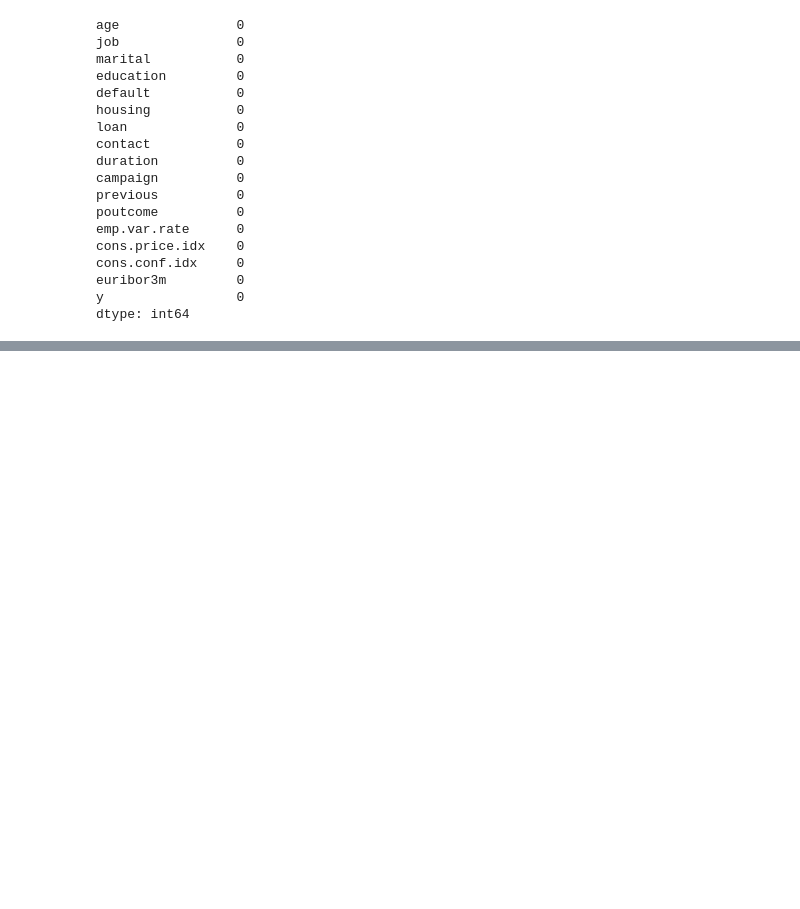
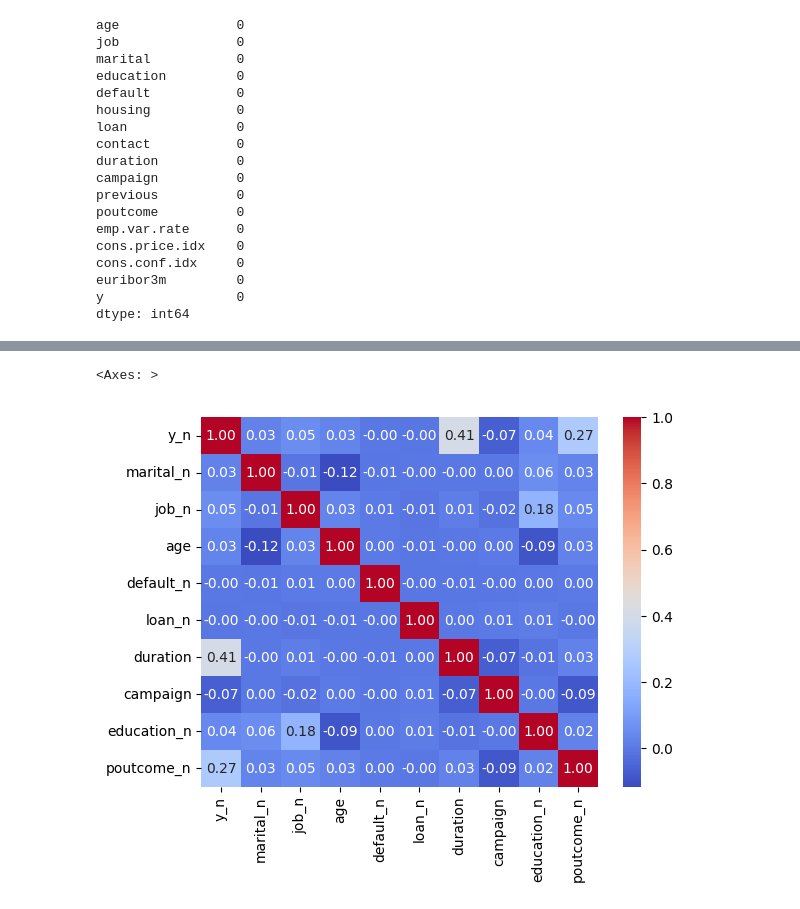
Before and after one commit to 4GeeksAcademy/Emiliano0041-IntroML, a Jupyter notebook: src/01-logistic-regression.ipynb, the cells around one changed output, grey strips where cells are left out. Cells and saved outputs as stored; diff of their text form; code cells hidden in the pictures; blank space fills up the shorter version.

```diff
--- a/src/01-logistic-regression.ipynb
+++ b/src/01-logistic-regression.ipynb
@@ -140,0 +143,10 @@ df.describe()
+# %%
+df["job_n"] = pd.factorize(df["job"])[0]
+df["marital_n"] = pd.factorize(df["marital"])[0]
+df["education_n"] = pd.factorize(df["education"])[0]
+df["contact_n"] = pd.factorize(df["contact"])[0]
+df["poutcome_n"] = pd.factorize(df["poutcome"])[0]
+df["y_n"] = pd.factorize(df["y"])[0]
+df["default_n"] = pd.factorize(df["default"])[0]
+df["loan_n"] = pd.factorize(df["loan"])[0]
+df
@@ -141,2 +167,6 @@ df.describe()
 # %%
-plt.Figure()
+sns.heatmap(df[["y_n", "marital_n", "job_n", "age", "default_n", "loan_n", "duration", "campaign", "education_n", "poutcome_n"]].corr(),
+             annot=True, fmt=".2f", cmap="coolwarm")
+# %% [output]
+<Axes: >
+[figure, added]
```
Also changed, not shown: parts of 3 cells of this notebook, 9 other files.
